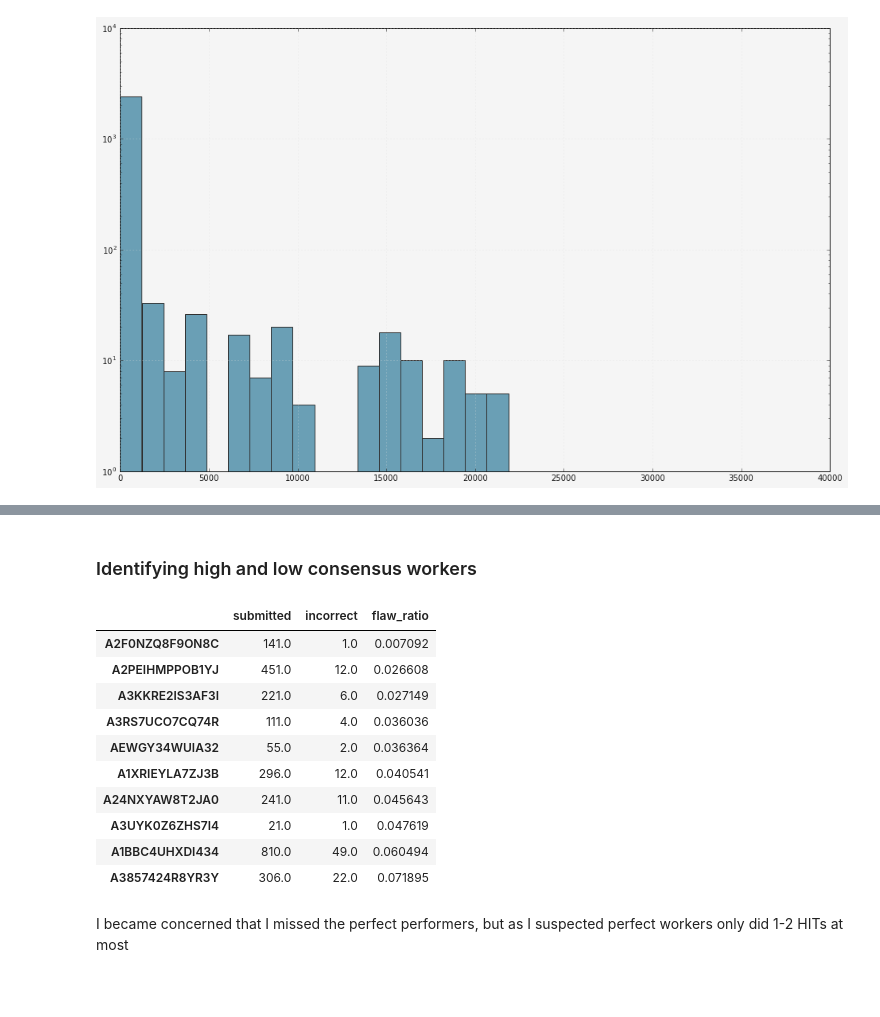
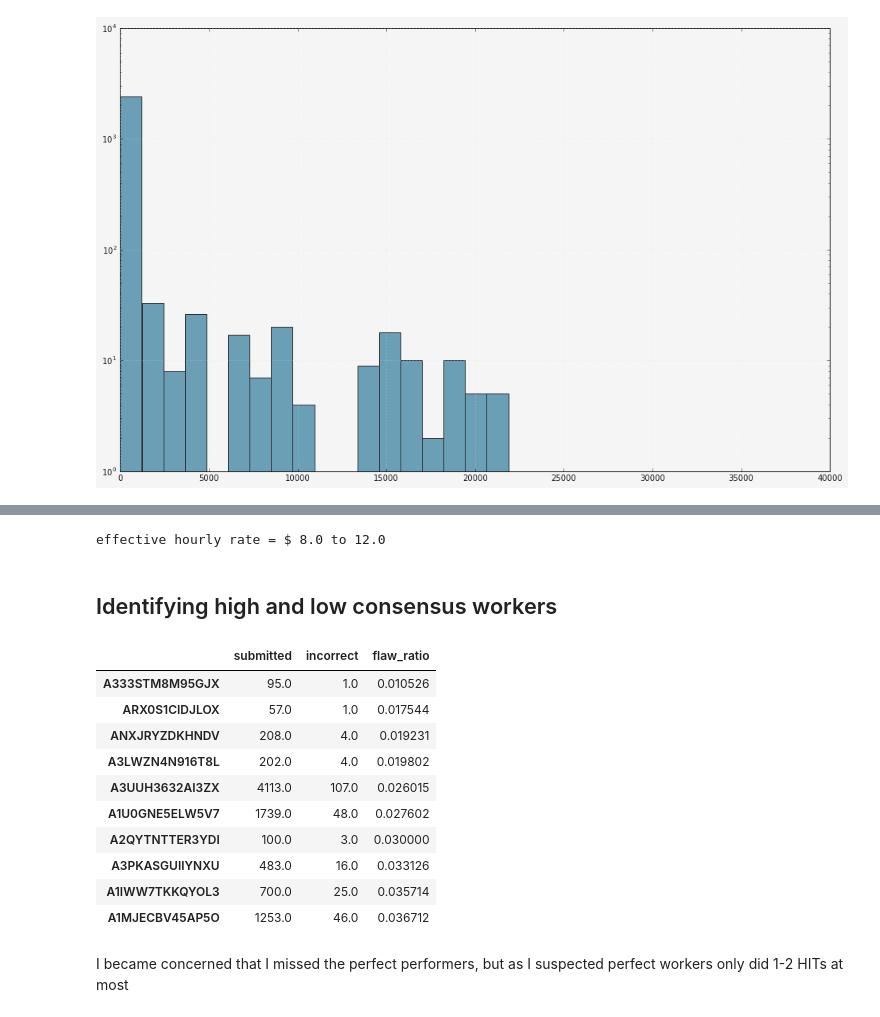
Before and after one commit to drschwenk/notebooks, a Jupyter notebook: stb/question_annotation_mturk.ipynb, the cells around one changed output, grey strips where cells are left out. Saved outputs shown, nothing was run; the diff lists cells and outputs as text; code cells hidden in the pictures; blank space fills up the shorter version.

Commit message:
reviewing latest annotations, some additions
Added worker email capture, some nb cleanup

```diff
--- a/stb/question_annotation_mturk.ipynb
+++ b/stb/question_annotation_mturk.ipynb
@@ -409,5 +364,5 @@ posting to review tool, navigate to http://localhost:8080/ to see the sampled co
 # %% [markdown]
 ## Basic worker stats
 # %%
-consensus_with_workerid_df = amt_util.make_consensus_df_w_worker_id(combined_results_df, consensus_results_df_complete)
+consensus_with_workerid_df = amt_util.make_consensus_df_w_worker_id(results_df_question_batch, consensus_results_df_current_batch)
 # %%
@@ -453,30 +414,36 @@ duration median= 25.0
+# %%
+hits_per_hour_high = 3600 / dur_mode
+hits_per_hour_low = 3600 / dur_median
+print 'effective hourly rate = $', hits_per_hour_low * static_params['amount'], 'to' , hits_per_hour_high * static_params['amount']
+# %% [output]
+effective hourly rate = $ 8.0 to 12.0
 # %% [markdown]
-### Identifying high and low consensus workers
+## Identifying high and low consensus workers
 # %%
-worker_conflicts = combined_consensus_with_workerid_df[combined_consensus_with_workerid_df['category'] != combined_consensus_with_workerid_df['consensus_category']]
-all_worker_counts = combined_results_df['worker_id'].value_counts()
+worker_conflicts = consensus_with_workerid_df[consensus_with_workerid_df['category'] != consensus_with_workerid_df['consensus_category']]
+all_worker_counts = results_df_question_batch['worker_id'].value_counts()
 bad_worker_counts = worker_conflicts['worker_id'].value_counts()
 worker_quality_df = pd.DataFrame([all_worker_counts, bad_worker_counts]).T
 worker_quality_df.columns=['submitted', 'incorrect']
 worker_quality_df['flaw_ratio'] = worker_quality_df['incorrect']/worker_quality_df['submitted']
 
 good_workers = worker_quality_df.sort_values('flaw_ratio', ascending= True).index.tolist()
 
 suspect_workers = worker_quality_df.sort_values('flaw_ratio', ascending= False).index.tolist()
 
 worker_quality_df.sort_values('flaw_ratio', ascending= True).head(10)
 # %% [output]
 |  | submitted | incorrect | flaw_ratio |
-| A2F0NZQ8F9ON8C | 141.0 | 1.0 | 0.007092 |
-| A2PEIHMPPOB1YJ | 451.0 | 12.0 | 0.026608 |
-| A3KKRE2IS3AF3I | 221.0 | 6.0 | 0.027149 |
-| A3RS7UCO7CQ74R | 111.0 | 4.0 | 0.036036 |
-| AEWGY34WUIA32 | 55.0 | 2.0 | 0.036364 |
-| A1XRIEYLA7ZJ3B | 296.0 | 12.0 | 0.040541 |
-| A24NXYAW8T2JA0 | 241.0 | 11.0 | 0.045643 |
-| A3UYK0Z6ZHS7I4 | 21.0 | 1.0 | 0.047619 |
-| A1BBC4UHXDI434 | 810.0 | 49.0 | 0.060494 |
-| A3857424R8YR3Y | 306.0 | 22.0 | 0.071895 |
+| A333STM8M95GJX | 95.0 | 1.0 | 0.010526 |
+| ARX0S1CIDJLOX | 57.0 | 1.0 | 0.017544 |
+| ANXJRYZDKHNDV | 208.0 | 4.0 | 0.019231 |
+| A3LWZN4N916T8L | 202.0 | 4.0 | 0.019802 |
+| A3UUH3632AI3ZX | 4113.0 | 107.0 | 0.026015 |
+| A1U0GNE5ELW5V7 | 1739.0 | 48.0 | 0.027602 |
+| A2QYTNTTER3YDI | 100.0 | 3.0 | 0.030000 |
+| A3PKASGUIIYNXU | 483.0 | 16.0 | 0.033126 |
+| A1IWW7TKKQYOL3 | 700.0 | 25.0 | 0.035714 |
+| A1MJECBV45AP5O | 1253.0 | 46.0 | 0.036712 |
 # %% [markdown]
 I became concerned that I missed the perfect performers, but as I suspected perfect workers only did 1-2 HITs at most
 # %%
```
Also changed, not shown: parts of 53 cells of this notebook, 1 other file.
